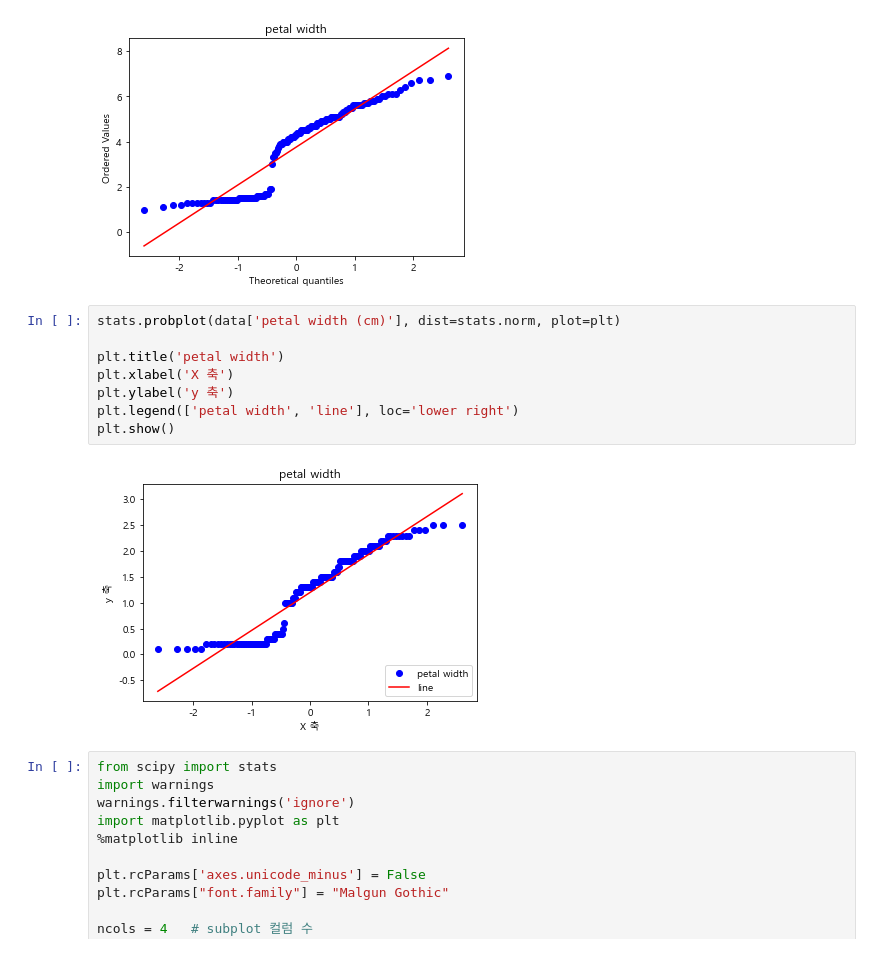
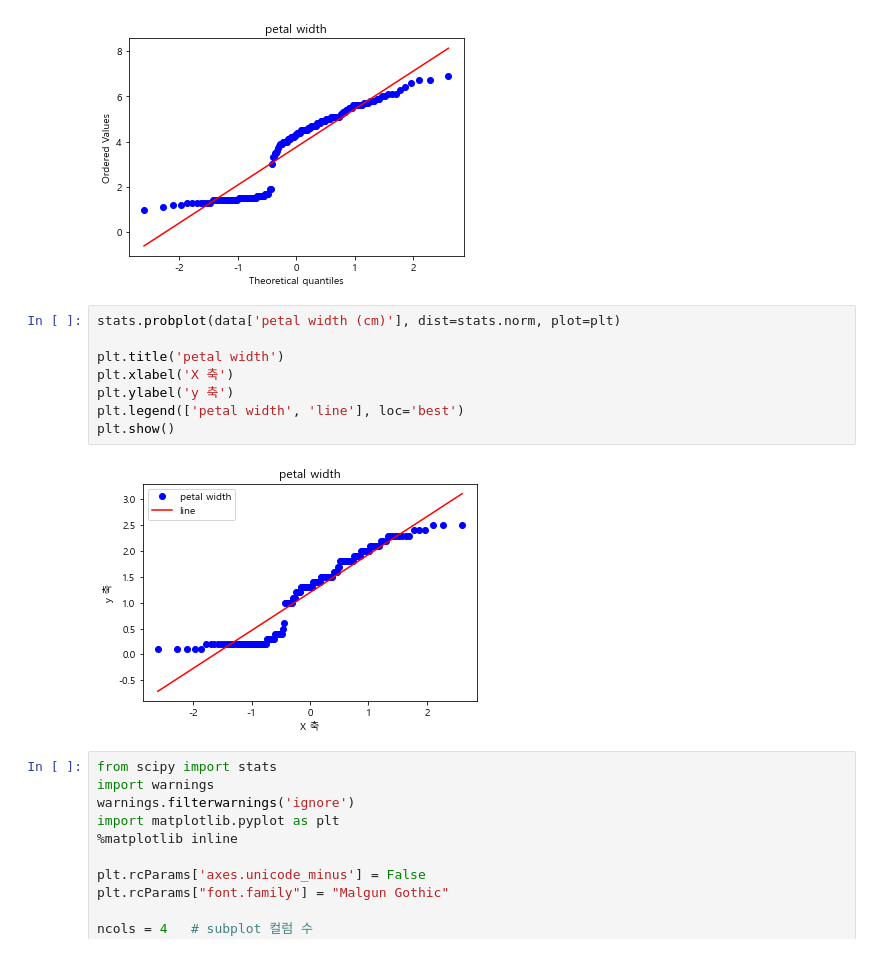
Before and after one commit to jkim0313/ubion5_tutoring, a Jupyter notebook: iris_classifier.ipynb, the cells around one changed output. Cells and saved outputs as stored; diff of their text form.

```diff
--- a/iris_classifier.ipynb
+++ b/iris_classifier.ipynb
@@ -829,13 +783,13 @@ plt.show()
 # %%
 stats.probplot(data['petal width (cm)'], dist=stats.norm, plot=plt)
 
 plt.title('petal width')
 plt.xlabel('X 축')
 plt.ylabel('y 축')
-plt.legend(['petal width', 'line'], loc='lower right')
+plt.legend(['petal width', 'line'], loc='best')
 plt.show()
 # %% [output]
-[figure, old version]
+[figure, new version]
 # %%
 from scipy import stats
 import warnings
```
Also changed, not shown: parts of 18 cells of this notebook, 1 other file.
